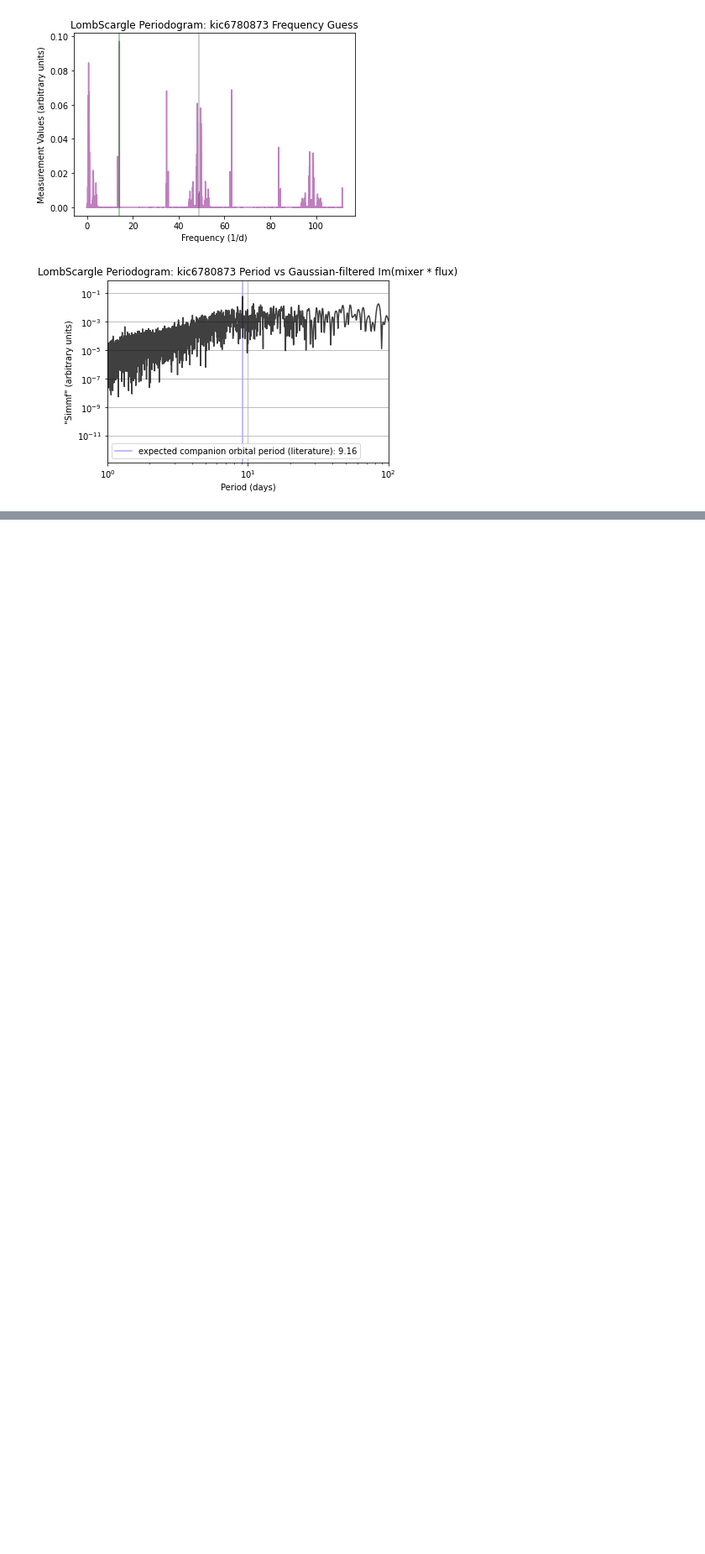
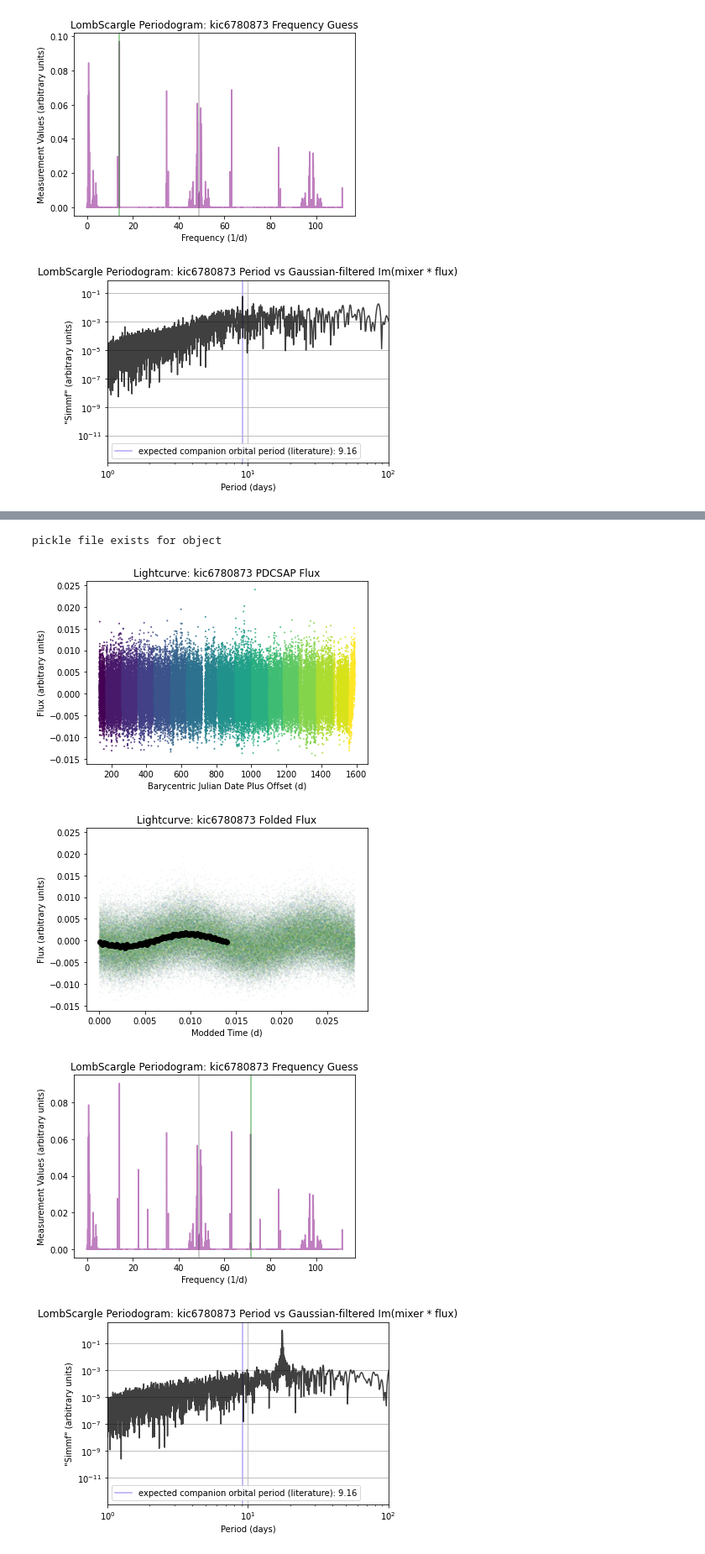
Before and after one commit to AbbySh/Phi-M-Radio, a Jupyter notebook: Running.ipynb, the cells around one changed output, grey strips where cells are left out. Shown: that part at 84% size. Cells and saved outputs as stored; diff of their text form; code cells hidden in the pictures; blank space fills up the shorter version.

```diff
--- a/Running.ipynb
+++ b/Running.ipynb
@@ -58,0 +96,8 @@ pickle file exists for object
+# %%
+plot_init.do_plots()
+# %% [output]
+pickle file exists for object
+[figure, added]
+[figure, added]
+[figure, added]
+[figure, added]
```
Also changed, not shown: parts of 5 cells of this notebook, 6 other files.
